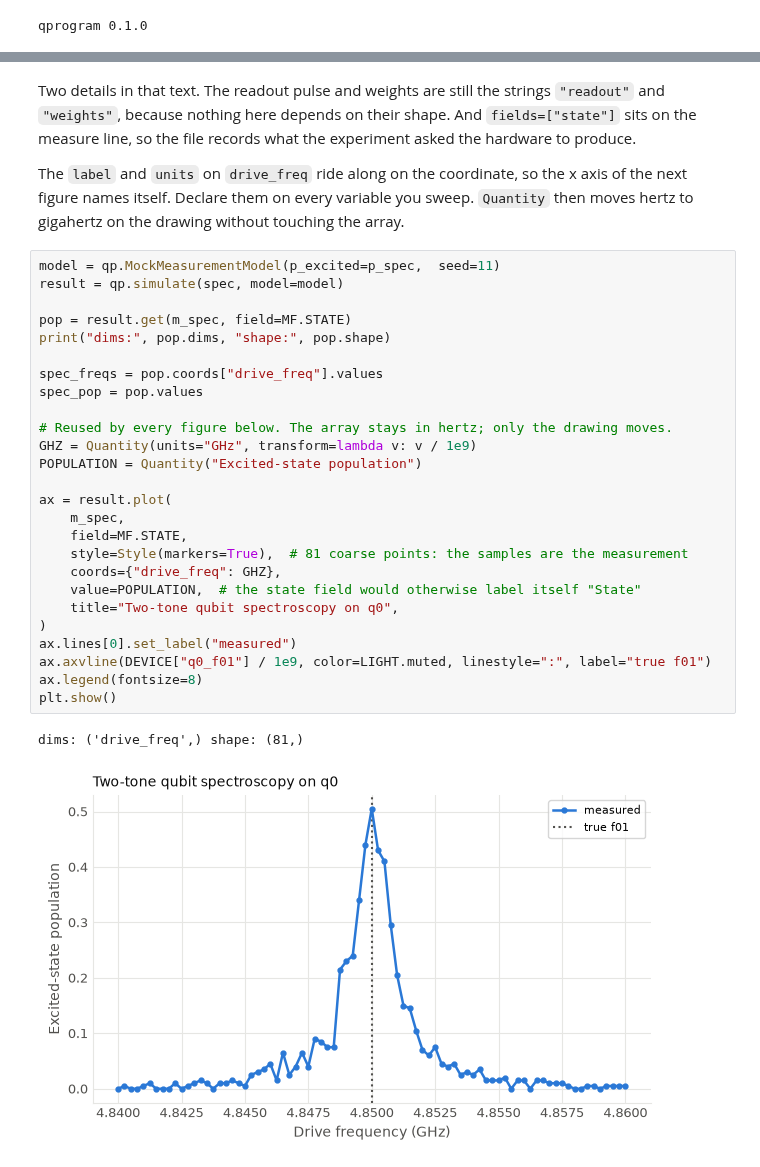
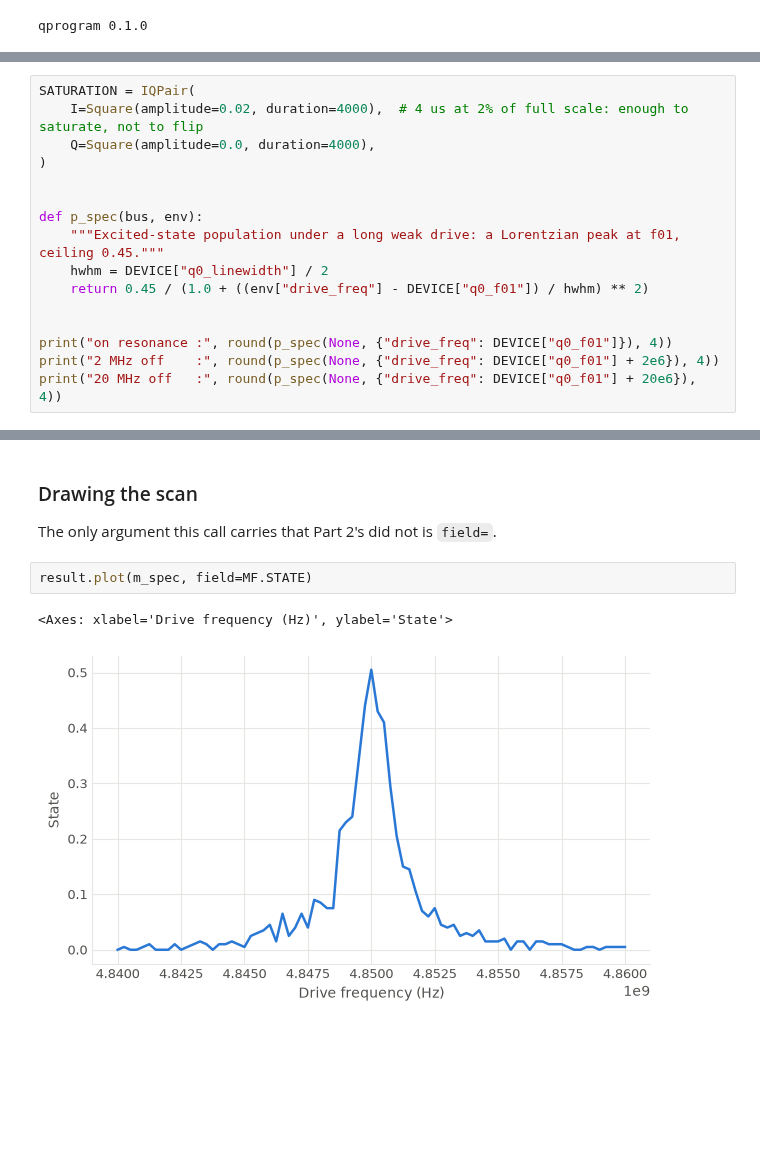
Before and after one commit to qilimanjaro-tech/ieee-qce26-qprogram-tutorial, a Jupyter notebook: notebooks/03_finding_the_qubit.ipynb, the cells around one changed output, grey strips where cells are left out. Cells and saved outputs as stored; diff of their text form; blank space fills up the shorter version.

```diff
--- a/notebooks/03_finding_the_qubit.ipynb
+++ b/notebooks/03_finding_the_qubit.ipynb
@@ -102,0 +93,16 @@ The window is 20 MHz wide, so this scan assumes you already know `f01` to about
+# %%
+SATURATION = IQPair(
+    I=Square(amplitude=0.02, duration=4000),  # 4 us at 2% of full scale: enough to saturate, not to flip
+    Q=Square(amplitude=0.0, duration=4000),
+)
+
+
+def p_spec(bus, env):
+    """Excited-state population under a long weak drive: a Lorentzian peak at f01, ceiling 0.45."""
+    hwhm = DEVICE["q0_linewidth"] / 2
+    return 0.45 / (1.0 + ((env["drive_freq"] - DEVICE["q0_f01"]) / hwhm) ** 2)
+
+
+print("on resonance :", round(p_spec(None, {"drive_freq": DEVICE["q0_f01"]}), 4))
+print("2 MHz off    :", round(p_spec(None, {"drive_freq": DEVICE["q0_f01"] + 2e6}), 4))
+print("20 MHz off   :", round(p_spec(None, {"drive_freq": DEVICE["q0_f01"] + 20e6}), 4))
@@ -179,34 +172,10 @@ schema:
 # %% [markdown]
-Two details in that text. The readout pulse and weights are still the strings `"readout"` and `"weights"`, because nothing here depends on their shape. And `fields=["state"]` sits on the measure line, so the file records what the experiment asked the hardware to produce.
+### Drawing the scan
 
-The `label` and `units` on `drive_freq` ride along on the coordinate, so the x axis of the next figure names itself. Declare them on every variable you sweep. `Quantity` then moves hertz to gigahertz on the drawing without touching the array.
+The only argument this call carries that Part 2's did not is `field=`.
 # %%
-model = qp.MockMeasurementModel(p_excited=p_spec,  seed=11)
-result = qp.simulate(spec, model=model)
-
-pop = result.get(m_spec, field=MF.STATE)
-print("dims:", pop.dims, "shape:", pop.shape)
-
-spec_freqs = pop.coords["drive_freq"].values
-spec_pop = pop.values
-
-# Reused by every figure below. The array stays in hertz; only the drawing moves.
-GHZ = Quantity(units="GHz", transform=lambda v: v / 1e9)
-POPULATION = Quantity("Excited-state population")
-
-ax = result.plot(
-    m_spec,
-    field=MF.STATE,
-    style=Style(markers=True),  # 81 coarse points: the samples are the measurement
-    coords={"drive_freq": GHZ},
-    value=POPULATION,  # the state field would otherwise label itself "State"
-    title="Two-tone qubit spectroscopy on q0",
-)
-ax.lines[0].set_label("measured")
-ax.axvline(DEVICE["q0_f01"] / 1e9, color=LIGHT.muted, linestyle=":", label="true f01")
-ax.legend(fontsize=8)
-plt.show()
+result.plot(m_spec, field=MF.STATE)
 # %% [output]
-dims: ('drive_freq',) shape: (81,)
+<Axes: xlabel='Drive frequency (Hz)', ylabel='State'>
-[figure, old version]
+[figure, new version]
 # %% [markdown]
```
Also changed, not shown: parts of 94 cells of this notebook, 2 other files.
